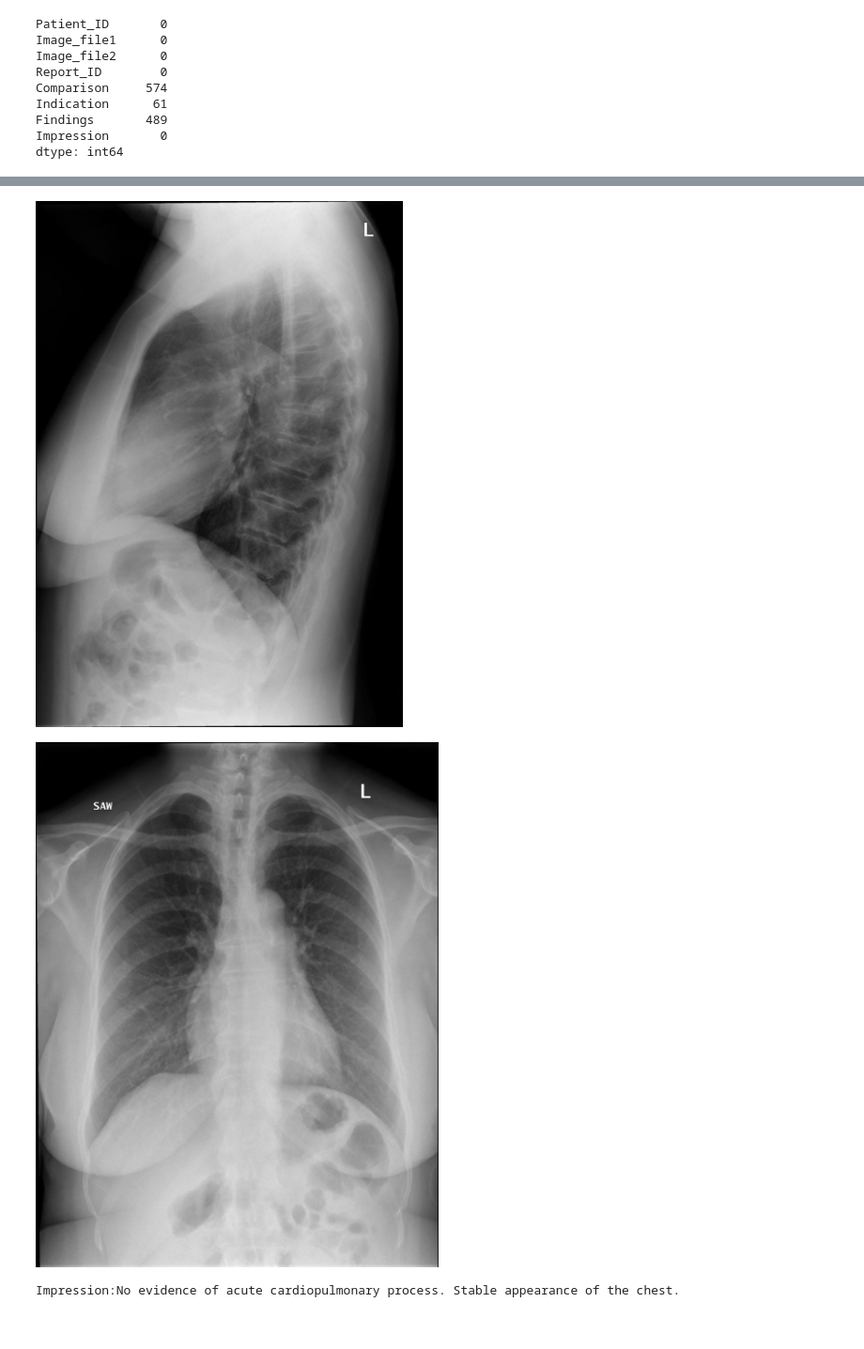
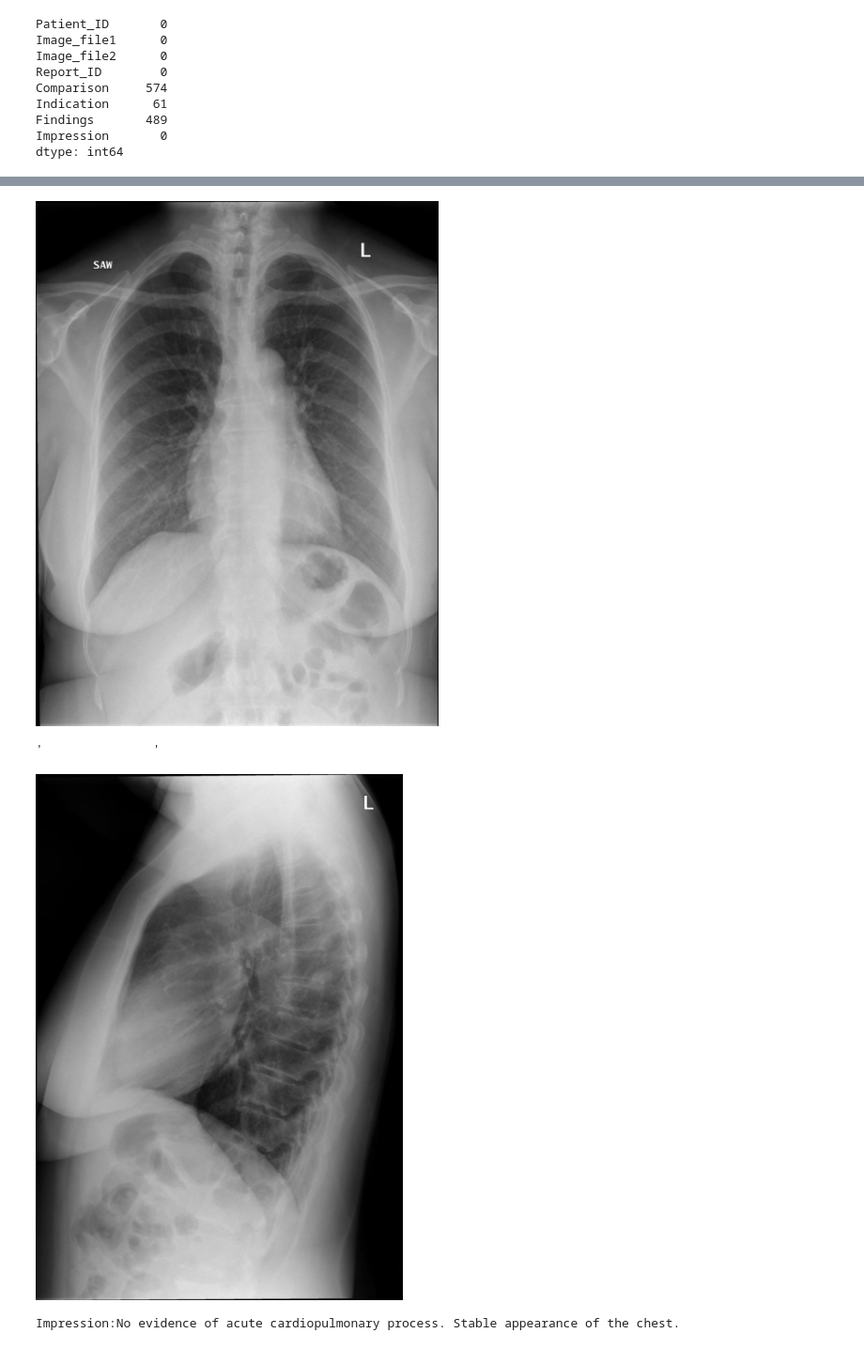
Before and after one commit to piperalpha7/CHEST-XRAY-KEYWORD-GENERATION-THROUGH-DEEP-LEARNING-, a Jupyter notebook: xml2df.ipynb, the cells around one changed output, grey strips where cells are left out. Shown at 94% size. Cells and saved outputs as stored; diff of their text form; code cells hidden in the pictures.

Commit message:
Update xml2df.ipynb
Made the code Google Colab compatible as well as changed the view_pat function

```diff
--- a/xml2df.ipynb
+++ b/xml2df.ipynb
@@ -101,15 +81,3 @@ SyntaxError: EOL while scanning string literal (Temp/ipykernel_12976/4092441929.
-# %%
-import os
-# assign directory
-directory = r'E:\MSc Project\NLMCXR_png'
-
-# iterate over files in
-# that directory
-for filename in os.listdir(directory):
-    f = os.path.join(directory, filename)
-    # checking if it is a file
-    if os.path.isfile(f):
-        print
 # %%
 t= 'CXR102_IM-0016-2001.png'
 print(t.split('_')[0])
@@ -117,7 +85,7 @@ print(t.split('_')[0])
 CXR102
 # %%
 df = pd.DataFrame(columns=['Patient_ID','Image_file','Temporary'])
-for filename in os.listdir(r'E:\MSc Project\NLMCXR_png'):
+for filename in os.listdir(r'/content/drive/MyDrive/Project Data/NLMCXR_png'):
     dict1 = {'Patient_ID':filename.split('_')[0],'Image_file':filename,'Temporary':filename.split('_')[0][3:]}
     df = df.append(dict1, ignore_index = True)
 df.drop(df.loc[df['Patient_ID']=='Thumbs.db'].index, inplace=True)
@@ -470,7 +438,7 @@ df2
 3851 rows × 8 columns
 # %%
-for filename in os.listdir(r'E:\MSc Project\xray reports\ecgen-radiology'):
-    start = open(os.path.join(r'E:\MSc Project\xray reports\ecgen-radiology', filename))
+for filename in os.listdir(r'/content/drive/MyDrive/Project Data/ecgen-radiology'):
+    start = open(os.path.join(r'/content/drive/MyDrive/Project Data/ecgen-radiology', filename))
     cursor = start.read()
     search = BeautifulSoup(cursor,'xml')
     heads = search.find_all('AbstractText')
@@ -600,8 +564,8 @@ df3=pd.read_excel('X-ray1.xlsx')
 # %%
-def display(patient):
+def view_pat(patient):
     sno = df['Patient_ID'][df['Patient_ID']=='CXR'+ str(patient)].index[0]
-    xray1 = Image.open(os.path.join(r'E:\MSc Project\NLMCXR_png', df2['Image_file1'][sno]))
-    xray2 = Image.open(os.path.join(r'E:\MSc Project\NLMCXR_png', df2['Image_file2'][sno]))
-    display(xray1,xray2)
-    print('Impression'+ ''+ ':'+df2['Impression'][sno])
+    xray1 = Image(os.path.join(r'/content/drive/MyDrive/Project Data/NLMCXR_png', df2['Image_file1'][sno]))
+    xray2 = Image(os.path.join(r'/content/drive/MyDrive/Project Data/NLMCXR_png', df2['Image_file2'][sno]))
+    display(xray1,'               ',xray2)
+    print('\nImpression'+ ''+ ':'+df2['Impression'][sno])
 # %%
@@ -613,6 +578,7 @@ Impression:Increased size of density in the left cardiophrenic XXXX. Primary dif
 # %%
-display(10)
+view_pat(10)
 # %% [output]
-[figure, old version]
+[figure, new version]
+'               '
-[figure, old version]
+[figure, new version]
-Impression:No evidence of acute cardiopulmonary process. Stable appearance of the chest.
+Impression:No evidence of acute cardiopulmonary process. Stable appearance of the chest.
```
Also changed, not shown: parts of 21 cells of this notebook.
